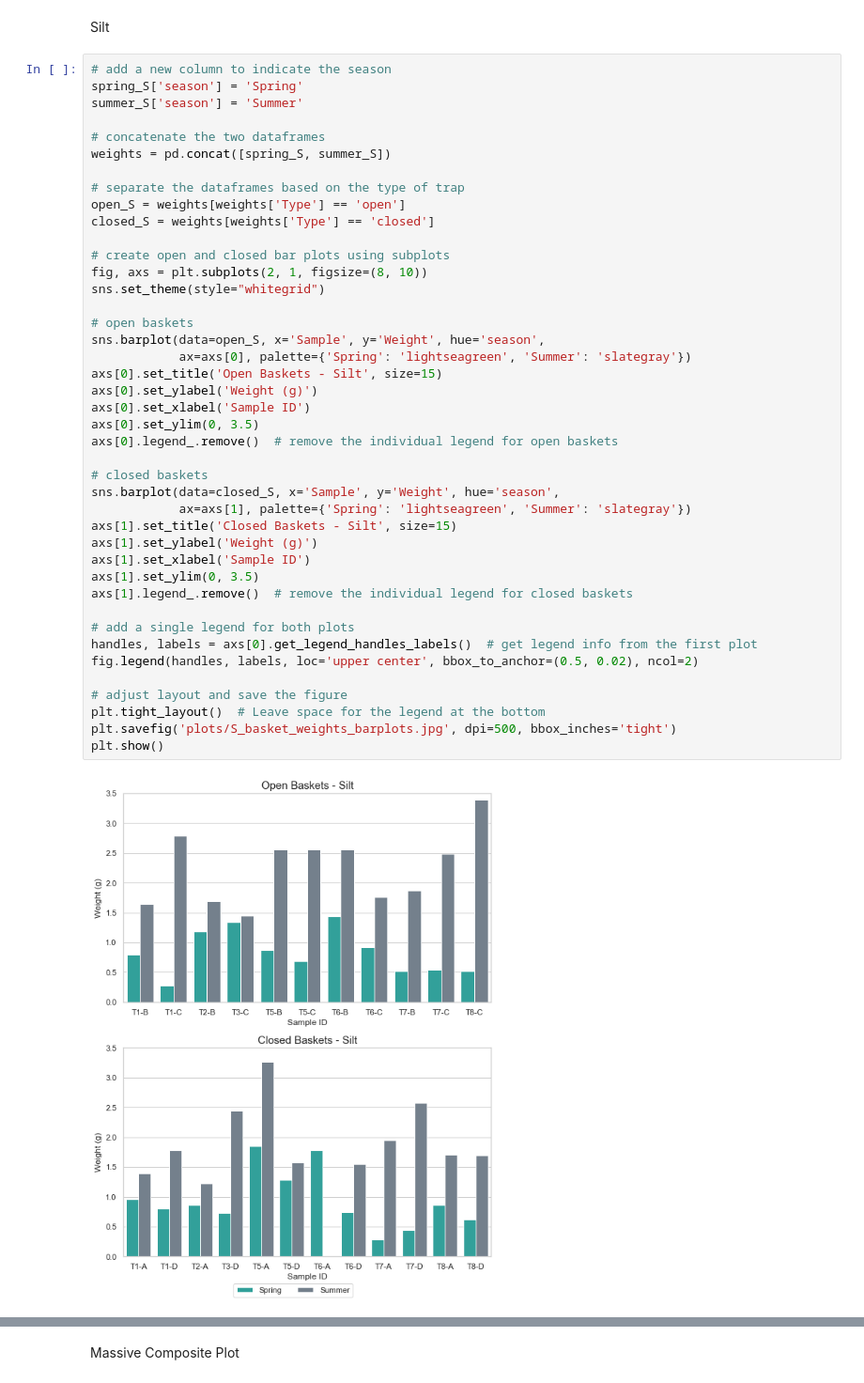
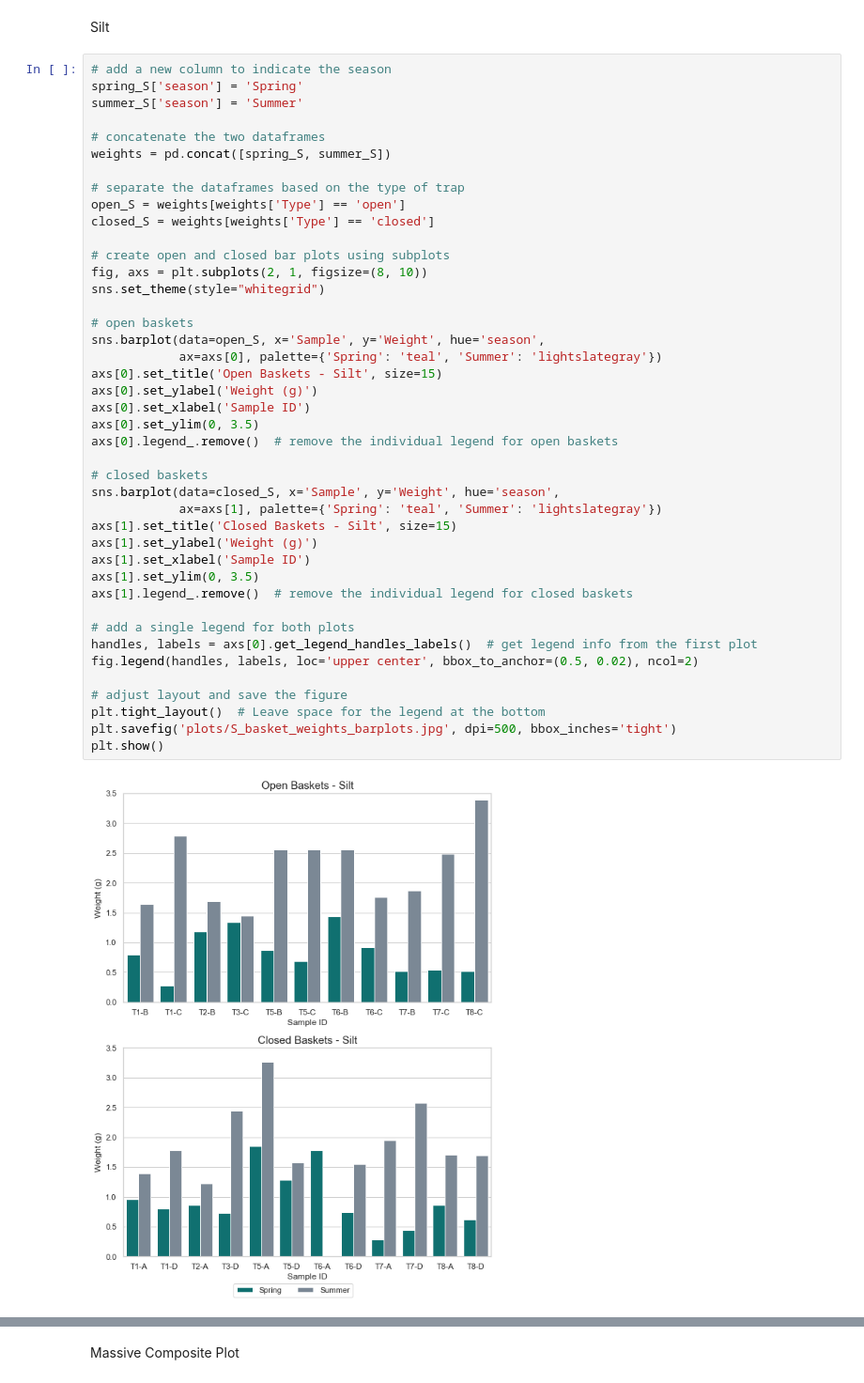
Before and after one commit to nicole-hucke/sediment_trap_paper, a Jupyter notebook: trap_barplots/barplots_code.ipynb, the cells around one changed output, grey strips where cells are left out. Shown at 94% size. Saved outputs shown, nothing was run; the diff lists cells and outputs as text.

```diff
--- a/trap_barplots/barplots_code.ipynb
+++ b/trap_barplots/barplots_code.ipynb
@@ -191,36 +192,36 @@ closed_S = weights[weights['Type'] == 'closed']
 
 # create open and closed bar plots using subplots
 fig, axs = plt.subplots(2, 1, figsize=(8, 10))
 sns.set_theme(style="whitegrid")
 
 # open baskets
 sns.barplot(data=open_S, x='Sample', y='Weight', hue='season',
-            ax=axs[0], palette={'Spring': 'lightseagreen', 'Summer': 'slategray'})
+            ax=axs[0], palette={'Spring': 'teal', 'Summer': 'lightslategray'})
 axs[0].set_title('Open Baskets - Silt', size=15)
 axs[0].set_ylabel('Weight (g)')
 axs[0].set_xlabel('Sample ID')
 axs[0].set_ylim(0, 3.5)
 axs[0].legend_.remove()  # remove the individual legend for open baskets
 
 # closed baskets
 sns.barplot(data=closed_S, x='Sample', y='Weight', hue='season',
-            ax=axs[1], palette={'Spring': 'lightseagreen', 'Summer': 'slategray'})
+            ax=axs[1], palette={'Spring': 'teal', 'Summer': 'lightslategray'})
 axs[1].set_title('Closed Baskets - Silt', size=15)
 axs[1].set_ylabel('Weight (g)')
 axs[1].set_xlabel('Sample ID')
 axs[1].set_ylim(0, 3.5)
 axs[1].legend_.remove()  # remove the individual legend for closed baskets
 
 # add a single legend for both plots
 handles, labels = axs[0].get_legend_handles_labels()  # get legend info from the first plot
 fig.legend(handles, labels, loc='upper center', bbox_to_anchor=(0.5, 0.02), ncol=2)
 
 # adjust layout and save the figure
 plt.tight_layout()  # Leave space for the legend at the bottom
 plt.savefig('plots/S_basket_weights_barplots.jpg', dpi=500, bbox_inches='tight')
 plt.show()
 # %% [output]
-[figure, old version]
+[figure, new version]
 # %%
 # add a new column to indicate the season
 spring_C['season'] = 'Spring'
```
Also changed, not shown: parts of 10 cells of this notebook, 7 other files.
